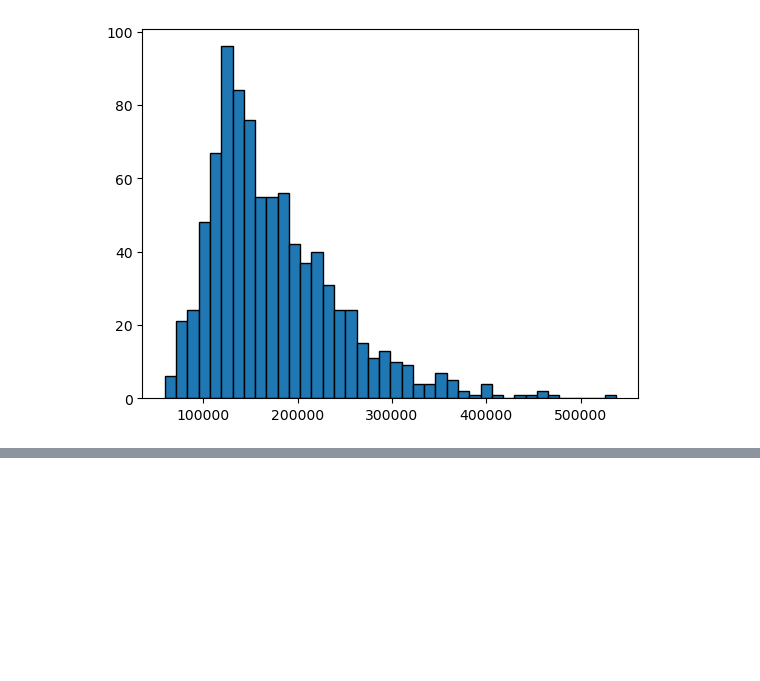
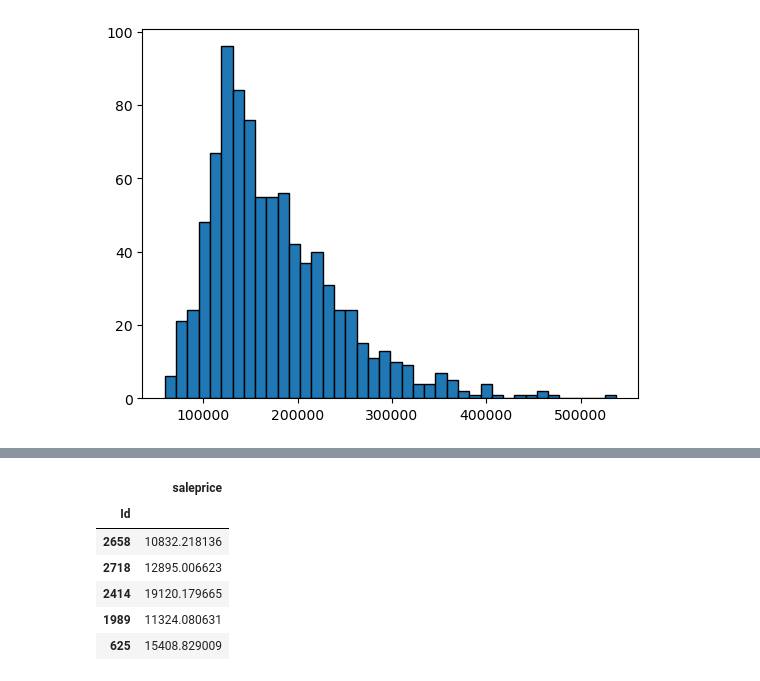
Before and after one commit to grahamjh99/Project-1-Ames-Housing, a Jupyter notebook: Project 2 Graham.ipynb, the cells around one changed output, grey strips where cells are left out. Saved outputs shown, nothing was run; the diff lists cells and outputs as text; code cells hidden in the pictures; blank space fills up the shorter version.

```diff
--- a/Project 2 Graham.ipynb
+++ b/Project 2 Graham.ipynb
@@ -1029,0 +1105,17 @@ predictions.to_csv('filtered_data_predictions_3.csv')
+# %%
+Z = sc.fit_transform(X)
+ridge_model.fit(Z,y)
+preds = ridge_model.predict(sc.transform(df_test_filtered))
+predictions = df_test_filtered.copy()
+# change those logs back to actual housing prices
+predictions['saleprice'] = np.exp(preds)
+predictions = predictions[['saleprice']]
+predictions.head()
+# %% [output]
+|  | saleprice |
+| Id |  |
+| 2658 | 10832.218136 |
+| 2718 | 12895.006623 |
+| 2414 | 19120.179665 |
+| 1989 | 11324.080631 |
+| 625 | 15408.829009 |
```
Also changed, not shown: parts of 14 cells of this notebook, 2 other files.
